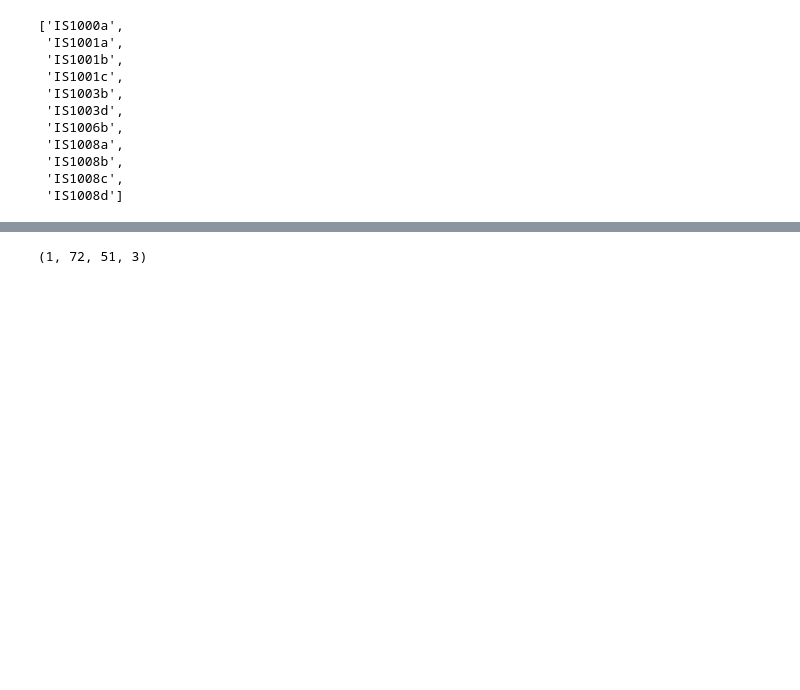
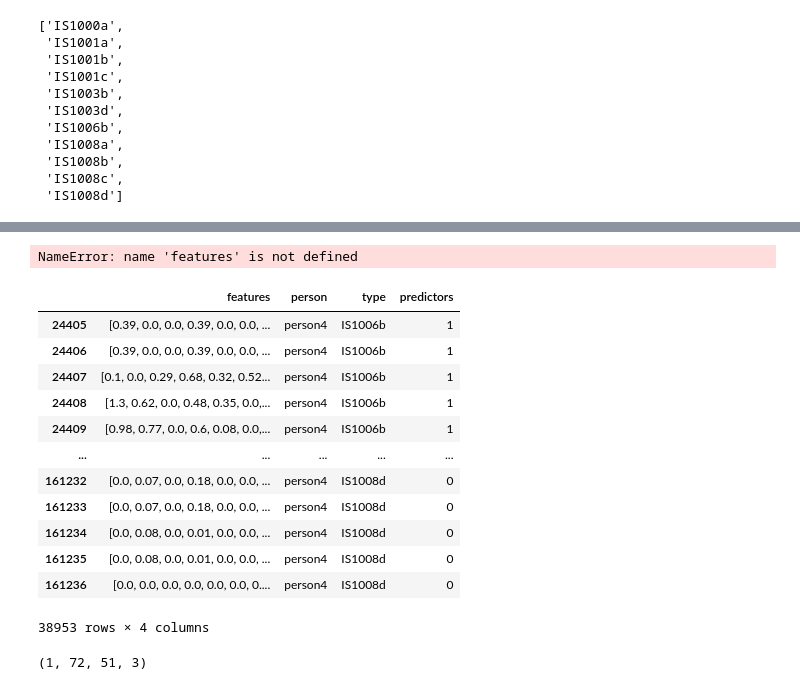
Before and after one commit to PhilippShemetov/DominantSearch, a Jupyter notebook: dom.ipynb, the cells around one changed output, grey strips where cells are left out. Drawn from its saved outputs; the diff is of its cells as text; code cells hidden in the pictures; blank space fills up the shorter version.

```diff
--- a/dom.ipynb
+++ b/dom.ipynb
@@ -77,0 +235,25 @@ set_of_video
+# %%
+features_csv = pd.read_csv('Face_Features_DOM2',parse_dates=list(features))
+type(features_csv['features'][0])
+# %% [output]
+NameError: name 'features' is not defined
+# %%
+person1_csv = result_csv.drop(result_csv[result_csv.person != 'person1'].index)
+person2_csv = result_csv.drop(result_csv[result_csv.person != 'person2'].index)
+person3_csv = result_csv.drop(result_csv[result_csv.person != 'person3'].index)
+person4_csv = result_csv.drop(result_csv[result_csv.person != 'person4'].index)
+person4_csv
+# %% [output]
+|  | features | person | type | predictors |
+| 24405 | [0.39, 0.0, 0.0, 0.39, 0.0, 0.0, ... | person4 | IS1006b | 1 |
+| 24406 | [0.39, 0.0, 0.0, 0.39, 0.0, 0.0, ... | person4 | IS1006b | 1 |
+| 24407 | [0.1, 0.0, 0.29, 0.68, 0.32, 0.52... | person4 | IS1006b | 1 |
+| 24408 | [1.3, 0.62, 0.0, 0.48, 0.35, 0.0,... | person4 | IS1006b | 1 |
+| 24409 | [0.98, 0.77, 0.0, 0.6, 0.08, 0.0,... | person4 | IS1006b | 1 |
+| ... | ... | ... | ... | ... |
+| 161232 | [0.0, 0.07, 0.0, 0.18, 0.0, 0.0, ... | person4 | IS1008d | 0 |
+| 161233 | [0.0, 0.07, 0.0, 0.18, 0.0, 0.0, ... | person4 | IS1008d | 0 |
+| 161234 | [0.0, 0.08, 0.0, 0.01, 0.0, 0.0, ... | person4 | IS1008d | 0 |
+| 161235 | [0.0, 0.08, 0.0, 0.01, 0.0, 0.0, ... | person4 | IS1008d | 0 |
+| 161236 | [0.0, 0.0, 0.0, 0.0, 0.0, 0.0, 0.... | person4 | IS1008d | 0 |
+38953 rows × 4 columns
```
Also changed, not shown: parts of 34 cells of this notebook, 1 other file.
